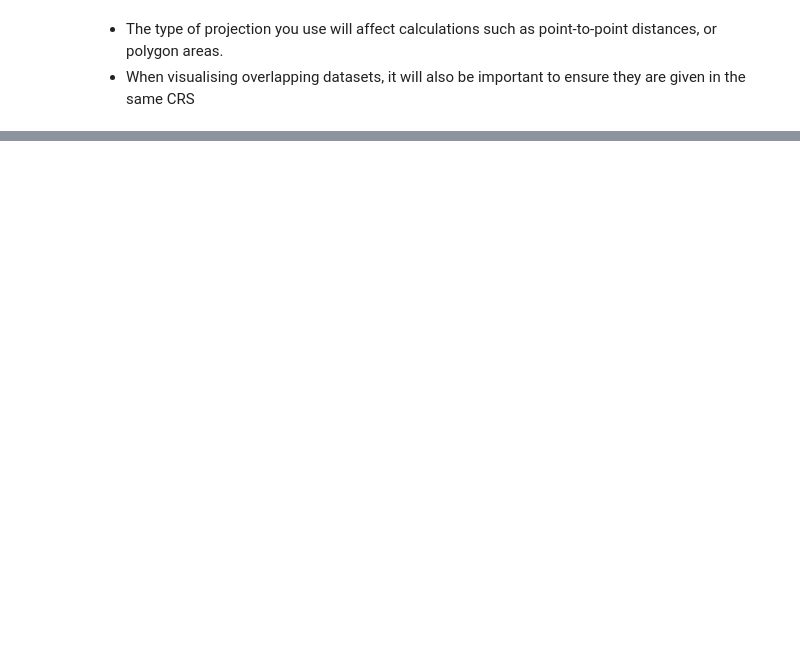
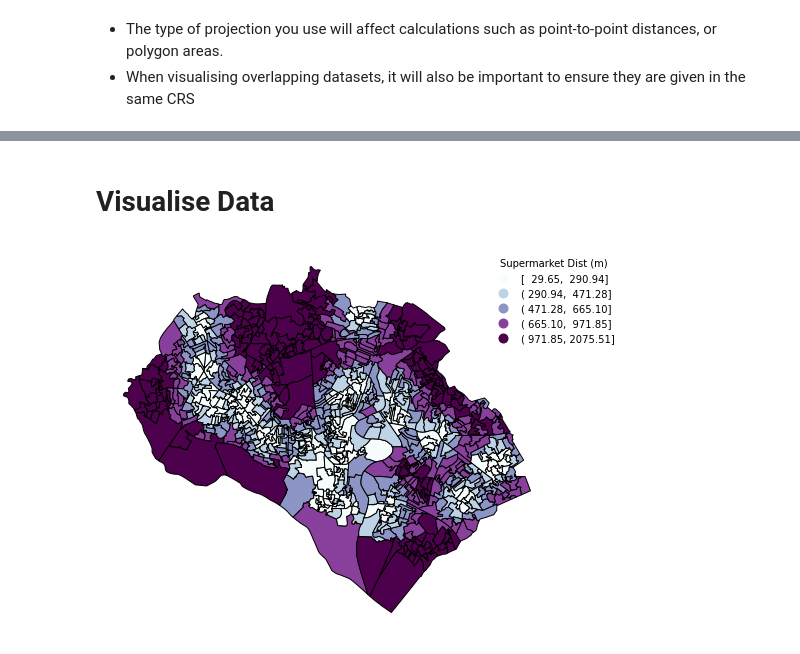
Before and after one commit to liamtope/py-geospatial-2020, a Jupyter notebook: ngcm-presentation/py-geospatial-slides.ipynb, the cells around one changed output, grey strips where cells are left out. Drawn from its saved outputs; the diff is of its cells as text; code cells hidden in the pictures; blank space fills up the shorter version.

```diff
--- a/ngcm-presentation/py-geospatial-slides.ipynb
+++ b/ngcm-presentation/py-geospatial-slides.ipynb
@@ -277,0 +249,26 @@ plt.show()
+# %%
+# Center of OA regions
+oa_pts = oa.centroid
+
+# distance from OA centroids to supermarkets
+# use a unary union to combine supermarket locations and find the nearest distance
+oa['smkt_dist'] = oa_pts.distance(smkts.unary_union)
+# %% [markdown]
+# Visualise Data
+# %%
+# Visualise results
+fig, ax = plt.subplots(1, 1, figsize=(12,7))
+
+oa.plot(ax=ax,
+        column='smkt_dist',
+        cmap='BuPu',
+        scheme='Quantiles',    # Change from continuous colourbar to Quantiles
+        k=5,                   # Number of quantiles
+        edgecolor='k',
+        legend=True,
+        legend_kwds={'title':"Supermarket Dist (m)", 'frameon':False,
+                     'bbox_to_anchor':(0.85, 1), 'loc':'upper left'}
+        )
+ax.set_axis_off()
+# %% [output]
+[figure, added]
```
Also changed, not shown: parts of 28 cells of this notebook.
